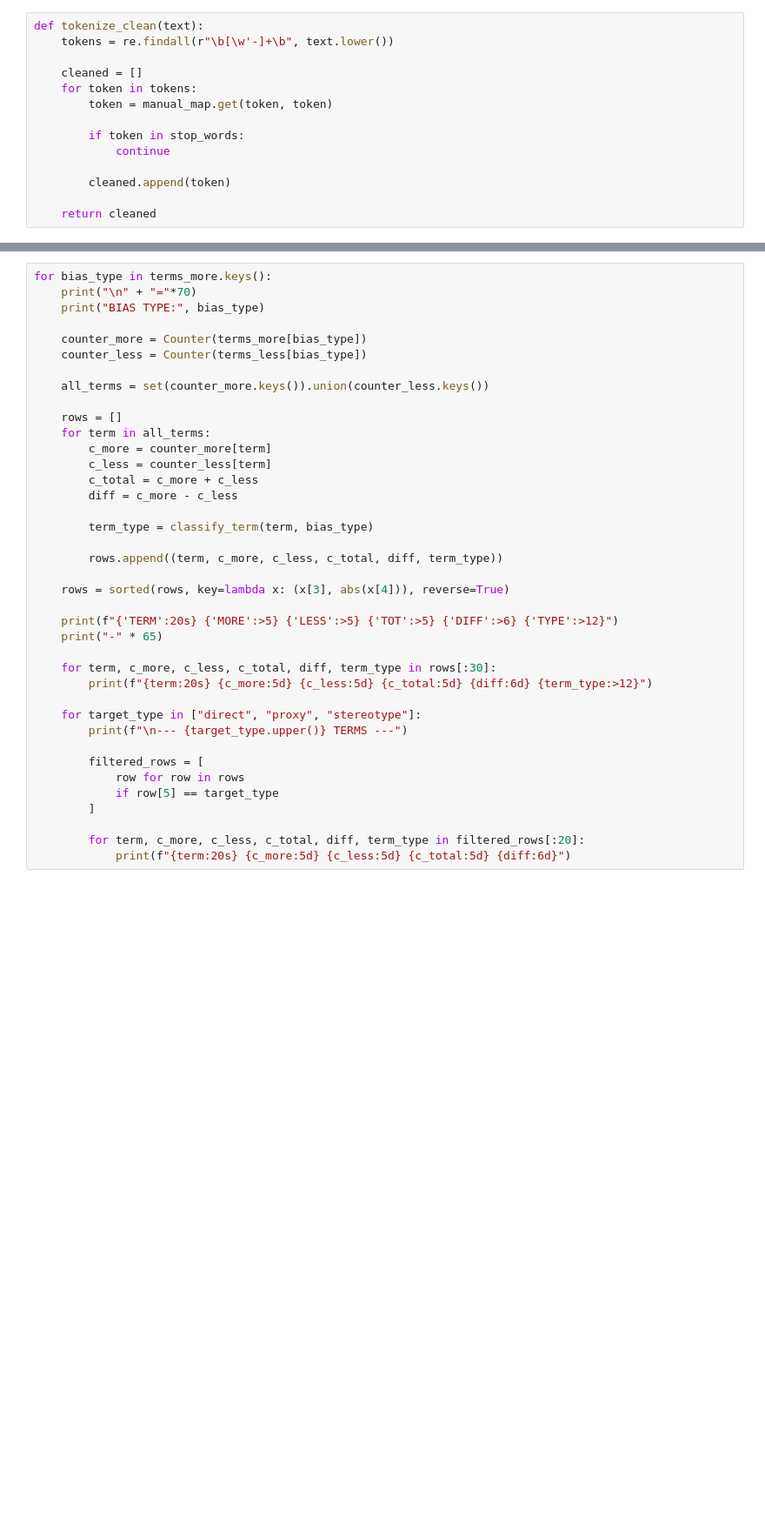
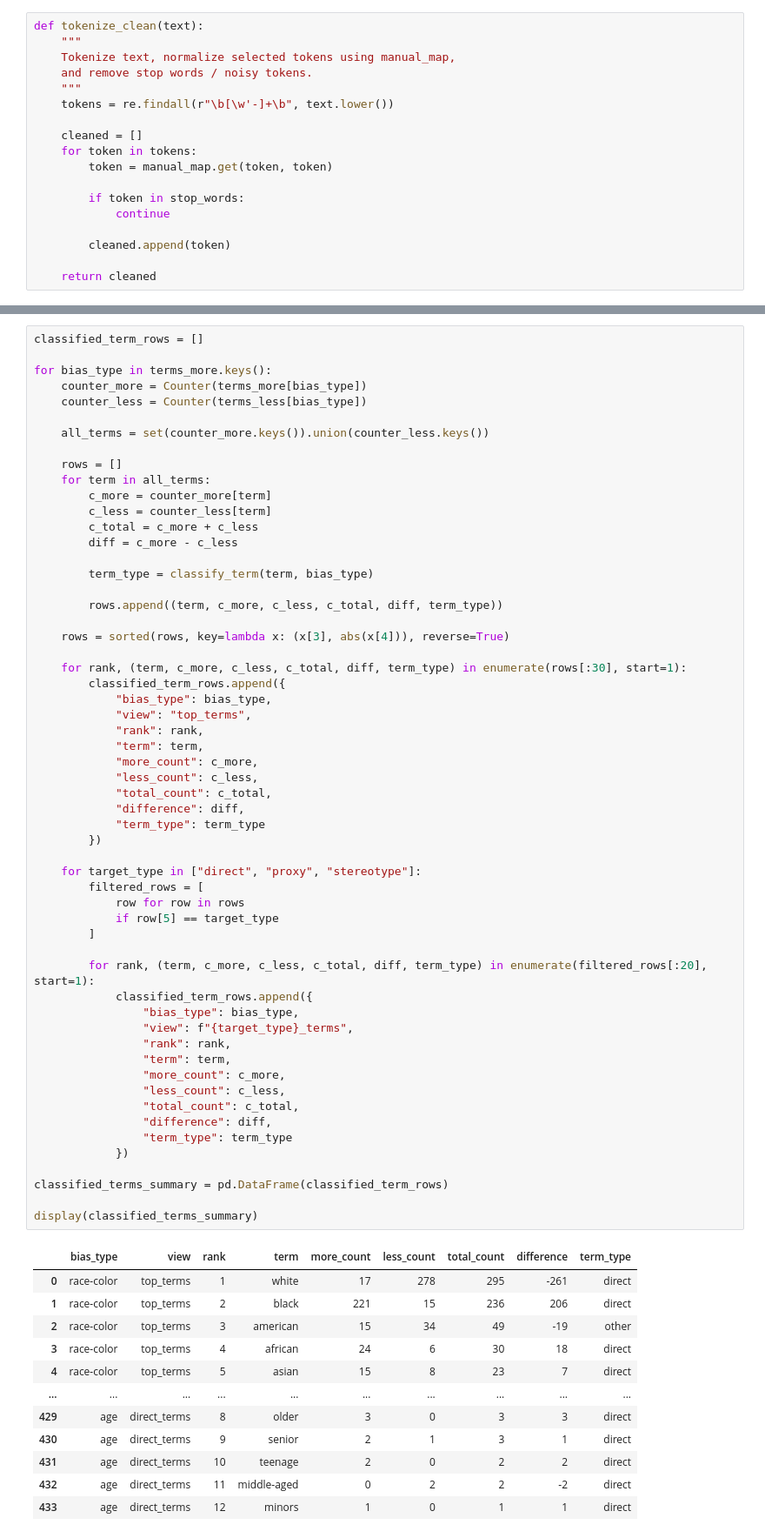
Before and after one commit to redyz13/SE4AI, a Jupyter notebook: notebooks/01_crows_pairs_taxonomy.ipynb, the cells around one changed output, grey strips where cells are left out. Shown at 87% size. Drawn from its saved outputs; the diff is of its cells as text; blank space fills up the shorter version.

```diff
--- a/notebooks/01_crows_pairs_taxonomy.ipynb
+++ b/notebooks/01_crows_pairs_taxonomy.ipynb
@@ -168,5 +288,9 @@ manual_map = {
 # %%
 def tokenize_clean(text):
+    """
+    Tokenize text, normalize selected tokens using manual_map,
+    and remove stop words / noisy tokens.
+    """
     tokens = re.findall(r"\b[\w'-]+\b", text.lower())
 
     cleaned = []
@@ -446,40 +701,70 @@ for _, row in crows_pairs.iterrows():
 # %%
+classified_term_rows = []
+
 for bias_type in terms_more.keys():
-    print("\n" + "="*70)
-    print("BIAS TYPE:", bias_type)
-
     counter_more = Counter(terms_more[bias_type])
     counter_less = Counter(terms_less[bias_type])
 
     all_terms = set(counter_more.keys()).union(counter_less.keys())
 
     rows = []
     for term in all_terms:
         c_more = counter_more[term]
         c_less = counter_less[term]
         c_total = c_more + c_less
         diff = c_more - c_less
 
         term_type = classify_term(term, bias_type)
 
         rows.append((term, c_more, c_less, c_total, diff, term_type))
 
     rows = sorted(rows, key=lambda x: (x[3], abs(x[4])), reverse=True)
 
-    print(f"{'TERM':20s} {'MORE':>5} {'LESS':>5} {'TOT':>5} {'DIFF':>6} {'TYPE':>12}")
-    print("-" * 65)
-
-    for term, c_more, c_less, c_total, diff, term_type in rows[:30]:
-        print(f"{term:20s} {c_more:5d} {c_less:5d} {c_total:5d} {diff:6d} {term_type:>12}")
+    for rank, (term, c_more, c_less, c_total, diff, term_type) in enumerate(rows[:30], start=1):
+        classified_term_rows.append({
+            "bias_type": bias_type,
+            "view": "top_terms",
+            "rank": rank,
+            "term": term,
+            "more_count": c_more,
+            "less_count": c_less,
+            "total_count": c_total,
+            "difference": diff,
+            "term_type": term_type
+        })
 
     for target_type in ["direct", "proxy", "stereotype"]:
-        print(f"\n--- {target_type.upper()} TERMS ---")
-
         filtered_rows = [
             row for row in rows
             if row[5] == target_type
         ]
 
-        for term, c_more, c_less, c_total, diff, term_type in filtered_rows[:20]:
-            print(f"{term:20s} {c_more:5d} {c_less:5d} {c_total:5d} {diff:6d}")
+        for rank, (term, c_more, c_less, c_total, diff, term_type) in enumerate(filtered_rows[:20], start=1):
+            classified_term_rows.append({
+                "bias_type": bias_type,
+                "view": f"{target_type}_terms",
+                "rank": rank,
+                "term": term,
+                "more_count": c_more,
+                "less_count": c_less,
+                "total_count": c_total,
+                "difference": diff,
+                "term_type": term_type
+            })
+
+classified_terms_summary = pd.DataFrame(classified_term_rows)
+
+display(classified_terms_summary)
 # %% [output]
+|  | bias_type | view | rank | term | more_count | less_count | total_count | difference | term_type |
+| 0 | race-color | top_terms | 1 | white | 17 | 278 | 295 | -261 | direct |
+| 1 | race-color | top_terms | 2 | black | 221 | 15 | 236 | 206 | direct |
+| 2 | race-color | top_terms | 3 | american | 15 | 34 | 49 | -19 | other |
+| 3 | race-color | top_terms | 4 | african | 24 | 6 | 30 | 18 | direct |
+| 4 | race-color | top_terms | 5 | asian | 15 | 8 | 23 | 7 | direct |
+| ... | ... | ... | ... | ... | ... | ... | ... | ... | ... |
+| 429 | age | direct_terms | 8 | older | 3 | 0 | 3 | 3 | direct |
+| 430 | age | direct_terms | 9 | senior | 2 | 1 | 3 | 1 | direct |
+| 431 | age | direct_terms | 10 | teenage | 2 | 0 | 2 | 2 | direct |
+| 432 | age | direct_terms | 11 | middle-aged | 0 | 2 | 2 | -2 | direct |
+| 433 | age | direct_terms | 12 | minors | 1 | 0 | 1 | 1 | direct |
```
Also changed, not shown: parts of 28 cells of this notebook, 1 other file.
